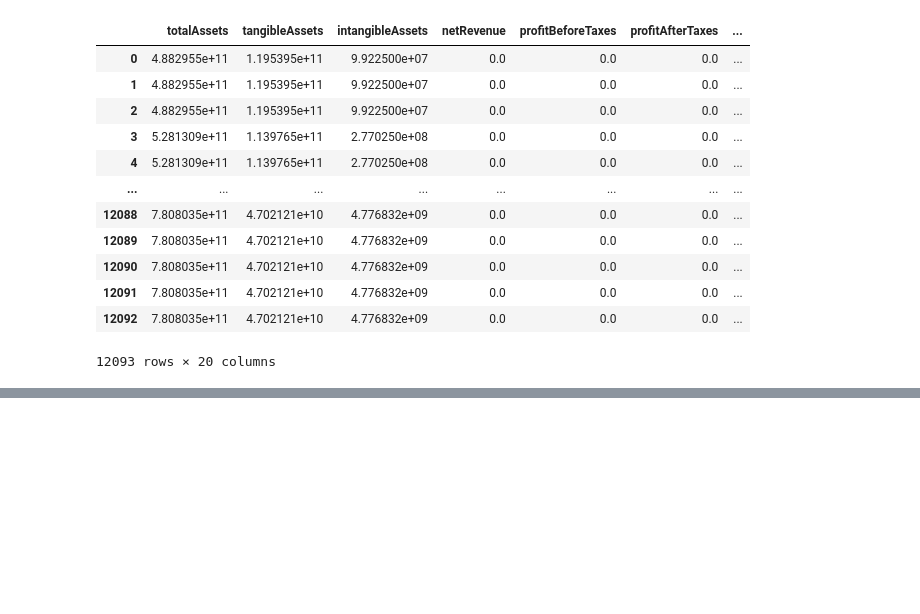
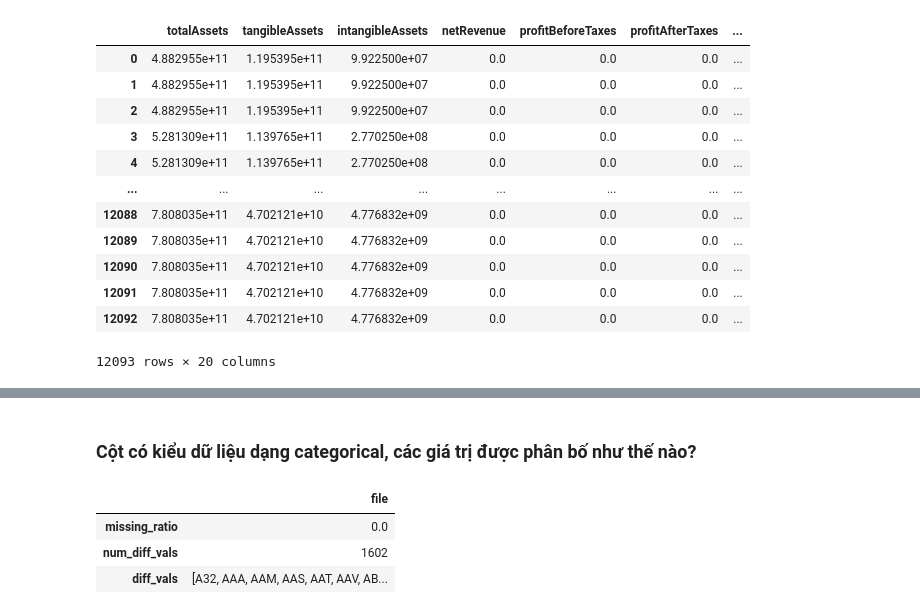
Before and after one commit to minhtringuyennn/NMKHDL_Project, a Jupyter notebook: crawl/crawl_data.ipynb, the cells around one changed output, grey strips where cells are left out. Cells and saved outputs as stored; diff of their text form; code cells hidden in the pictures; blank space fills up the shorter version.

```diff
--- a/crawl/crawl_data.ipynb
+++ b/crawl/crawl_data.ipynb
@@ -264,0 +349,16 @@ df
+# %% [markdown]
+### Cột có kiểu dữ liệu dạng categorical, các giá trị được phân bố như thế nào?
+# %%
+cate_col_df = df[["file"]] # tên file là tên của doanh nghiệp
+missing_ratio = cate_col_df.isnull().sum() * 100 / len(cate_col_df)
+num_diff_vals = cate_col_df.nunique()
+diff_vals = [cate_col_df[col_name].dropna().unique() for col_name in cate_col_df.columns]
+r_name = ["missing_ratio", "num_diff_vals", "diff_vals"]
+
+cate_col_profiles_df = pd.DataFrame([missing_ratio,num_diff_vals,pd.Series(diff_vals,index=["file"])],index=r_name)
+cate_col_profiles_df
+# %% [output]
+|  | file |
+| missing_ratio | 0.0 |
+| num_diff_vals | 1602 |
+| diff_vals | [A32, AAA, AAM, AAS, AAT, AAV, AB... |
```
Also changed, not shown: parts of 15 cells of this notebook.
